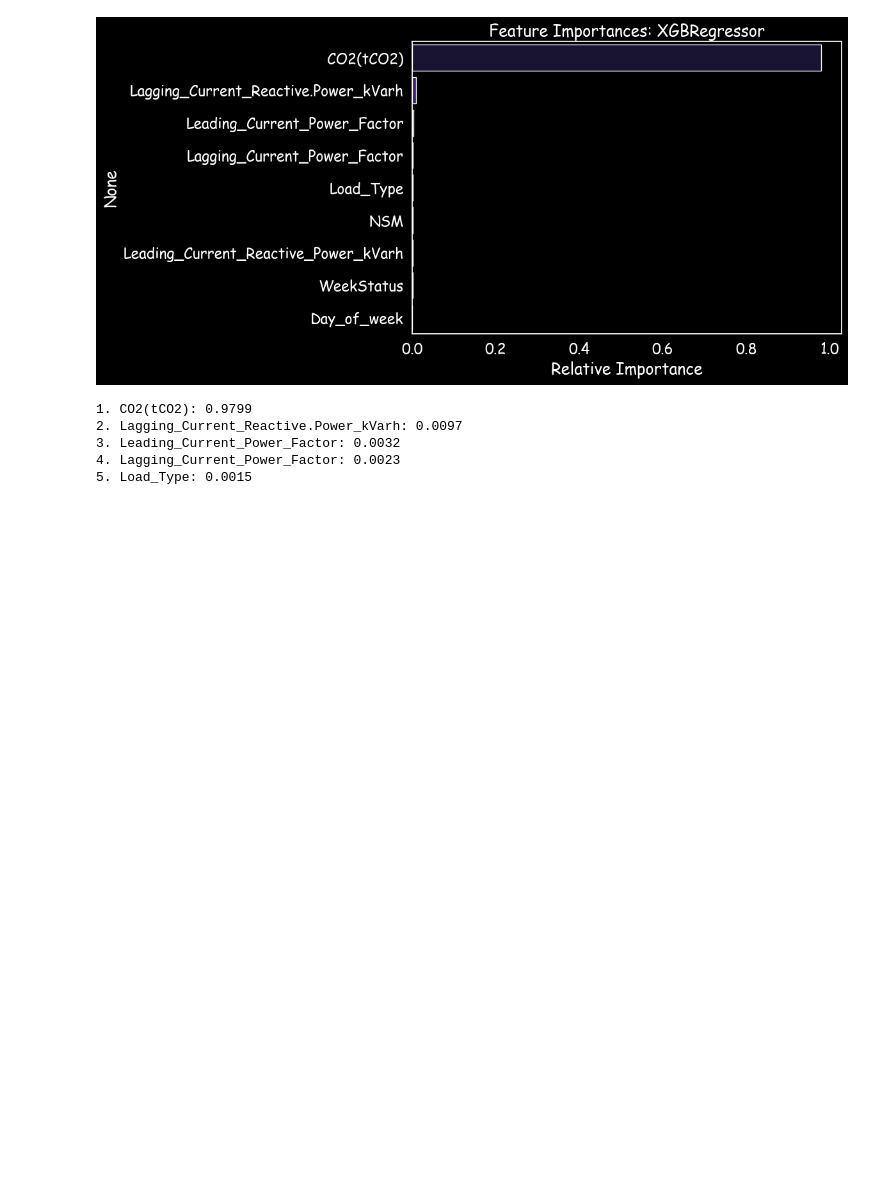
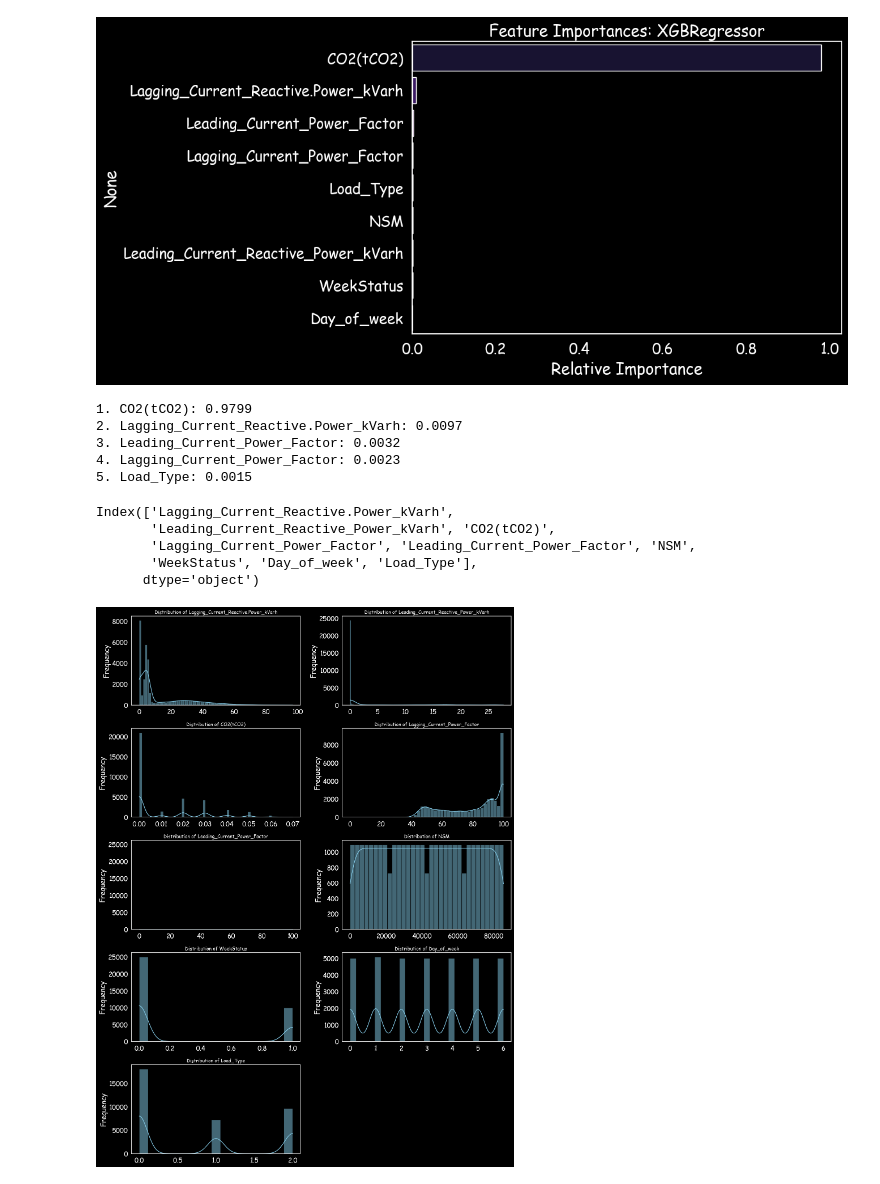
Before and after one commit to Kwonym0814/AIotDataAnalysis, a Jupyter notebook: workspace_python/프로젝트/캐글코드테스트.ipynb, the cells around one changed output. Drawn from its saved outputs; the diff is of its cells as text; code cells hidden in the pictures; blank space fills up the shorter version.

```diff
--- a/workspace_python/프로젝트/캐글코드테스트.ipynb
+++ b/workspace_python/프로젝트/캐글코드테스트.ipynb
@@ -526,3 +528,36 @@ RMSE: 6.7460
 3. Leading_Current_Power_Factor: 0.0032
 4. Lagging_Current_Power_Factor: 0.0023
 5. Load_Type: 0.0015
+# %%
+X.columns
+# %% [output]
+Index(['Lagging_Current_Reactive.Power_kVarh',
+       'Leading_Current_Reactive_Power_kVarh', 'CO2(tCO2)',
+       'Lagging_Current_Power_Factor', 'Leading_Current_Power_Factor', 'NSM',
+       'WeekStatus', 'Day_of_week', 'Load_Type'],
+      dtype='object')
+# %%
+# 시각화할 수치형 피처 7개 선택
+cols = ['Lagging_Current_Reactive.Power_kVarh',
+       'Leading_Current_Reactive_Power_kVarh', 'CO2(tCO2)',
+       'Lagging_Current_Power_Factor', 'Leading_Current_Power_Factor', 'NSM',
+       'WeekStatus', 'Day_of_week', 'Load_Type']
+
+# 5행 2열의 서브플롯 생성
+fig, axes = plt.subplots(nrows=5, ncols=2, figsize=(15, 20))
+axes = axes.flatten() # 2차원 배열을 1차원으로 펼쳐서 반복문 돌리기 쉽게 만듦
+
+for i, col in enumerate(cols):
+    sns.histplot(X[col], kde=True, ax=axes[i], color='skyblue', edgecolor='black')
+    axes[i].set_title(f'Distribution of {col}', fontsize=12)
+    axes[i].set_xlabel('')
+    axes[i].set_ylabel('Frequency')
+
+# 8번째 빈 칸(마지막 서브플롯)은 삭제
+if len(cols) < len(axes):
+    fig.delaxes(axes[-1])
+
+plt.tight_layout()
+plt.show()
+# %% [output]
+[figure, added]
```
Also changed, not shown: parts of 12 cells of this notebook.
